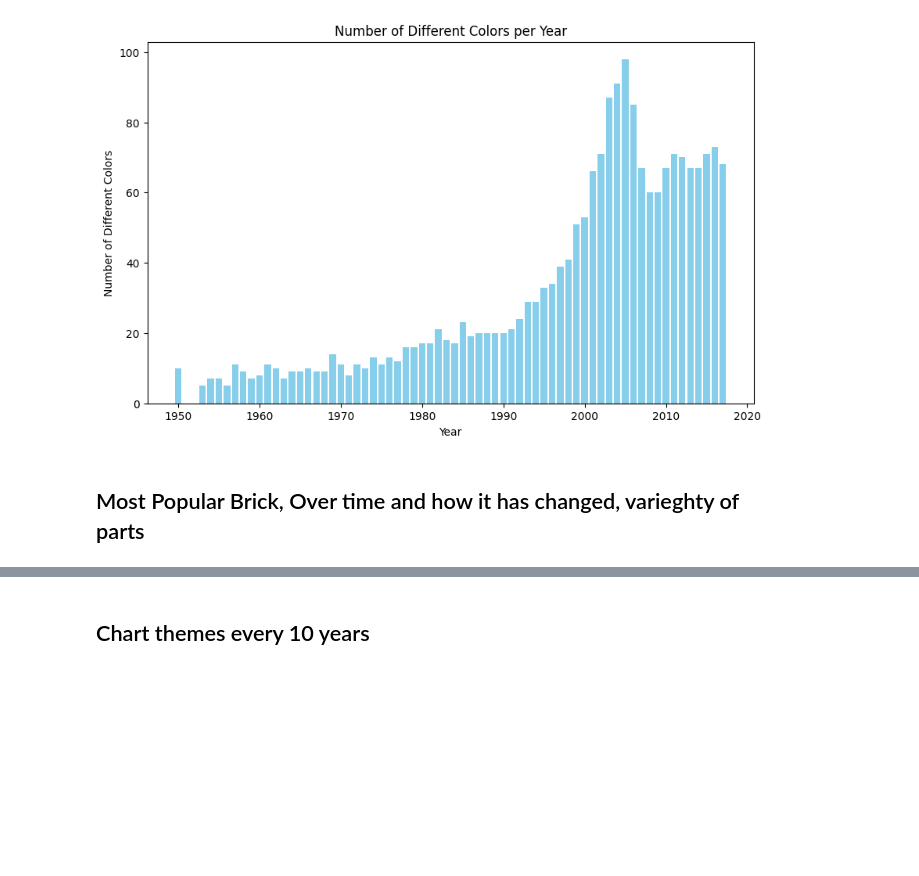
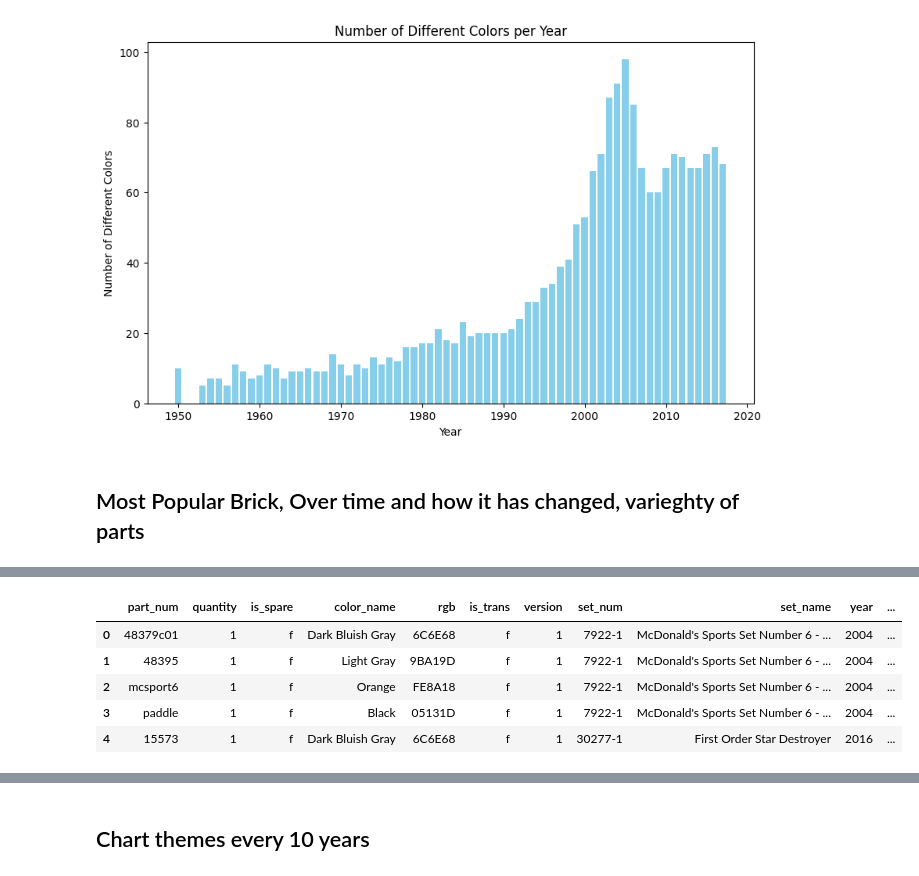
Before and after one commit to MatthewKolotylo/Lego-Project, a Jupyter notebook: Master Code Copy.ipynb, the cells around one changed output, grey strips where cells are left out. Saved outputs shown, nothing was run; the diff lists cells and outputs as text; code cells hidden in the pictures; blank space fills up the shorter version.

```diff
--- a/Master Code Copy.ipynb
+++ b/Master Code Copy.ipynb
@@ -235,0 +256,9 @@ plt.show()
+# %%
+my_df.head(5)
+# %% [output]
+|  | part_num | quantity | is_spare | color_name | rgb | is_trans | version | set_num | set_name | year | ... |
+| 0 | 48379c01 | 1 | f | Dark Bluish Gray | 6C6E68 | f | 1 | 7922-1 | McDonald's Sports Set Number 6 - ... | 2004 | ... |
+| 1 | 48395 | 1 | f | Light Gray | 9BA19D | f | 1 | 7922-1 | McDonald's Sports Set Number 6 - ... | 2004 | ... |
+| 2 | mcsport6 | 1 | f | Orange | FE8A18 | f | 1 | 7922-1 | McDonald's Sports Set Number 6 - ... | 2004 | ... |
+| 3 | paddle | 1 | f | Black | 05131D | f | 1 | 7922-1 | McDonald's Sports Set Number 6 - ... | 2004 | ... |
+| 4 | 15573 | 1 | f | Dark Bluish Gray | 6C6E68 | f | 1 | 30277-1 | First Order Star Destroyer | 2016 | ... |
```
Also changed, not shown: parts of 11 cells of this notebook.
